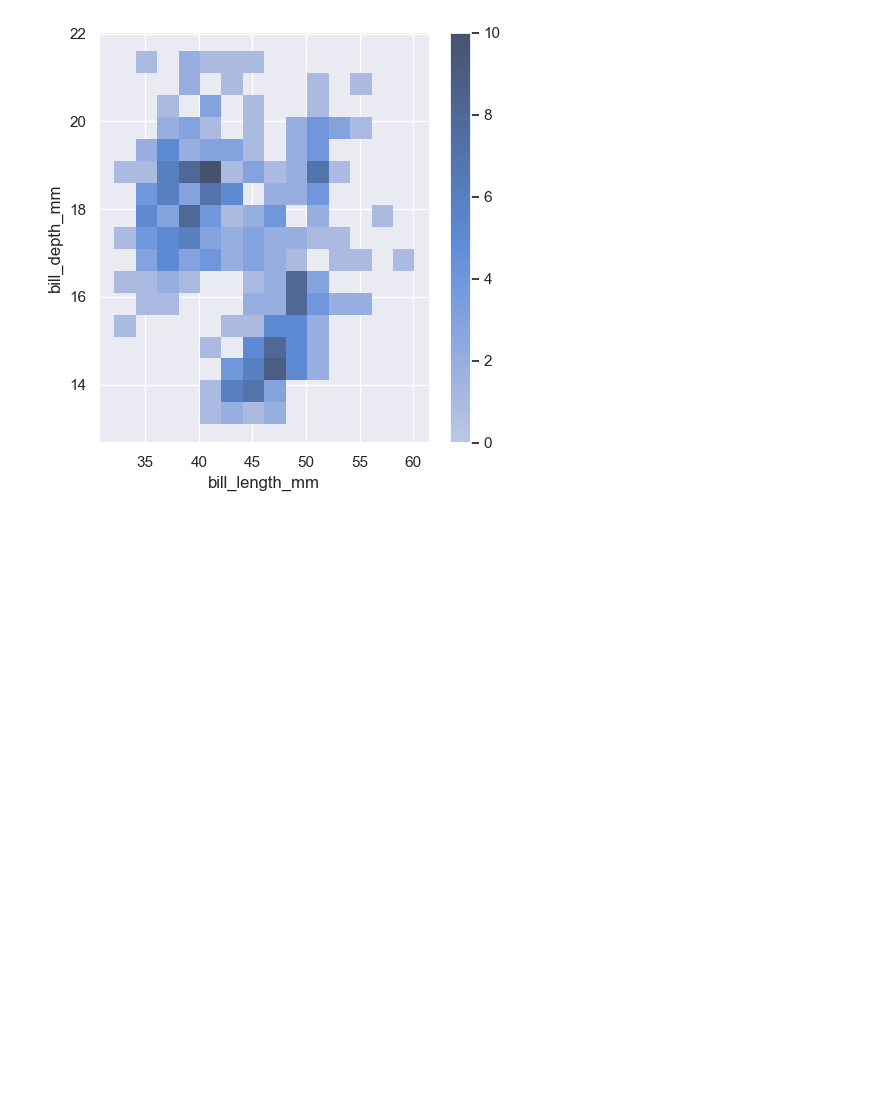
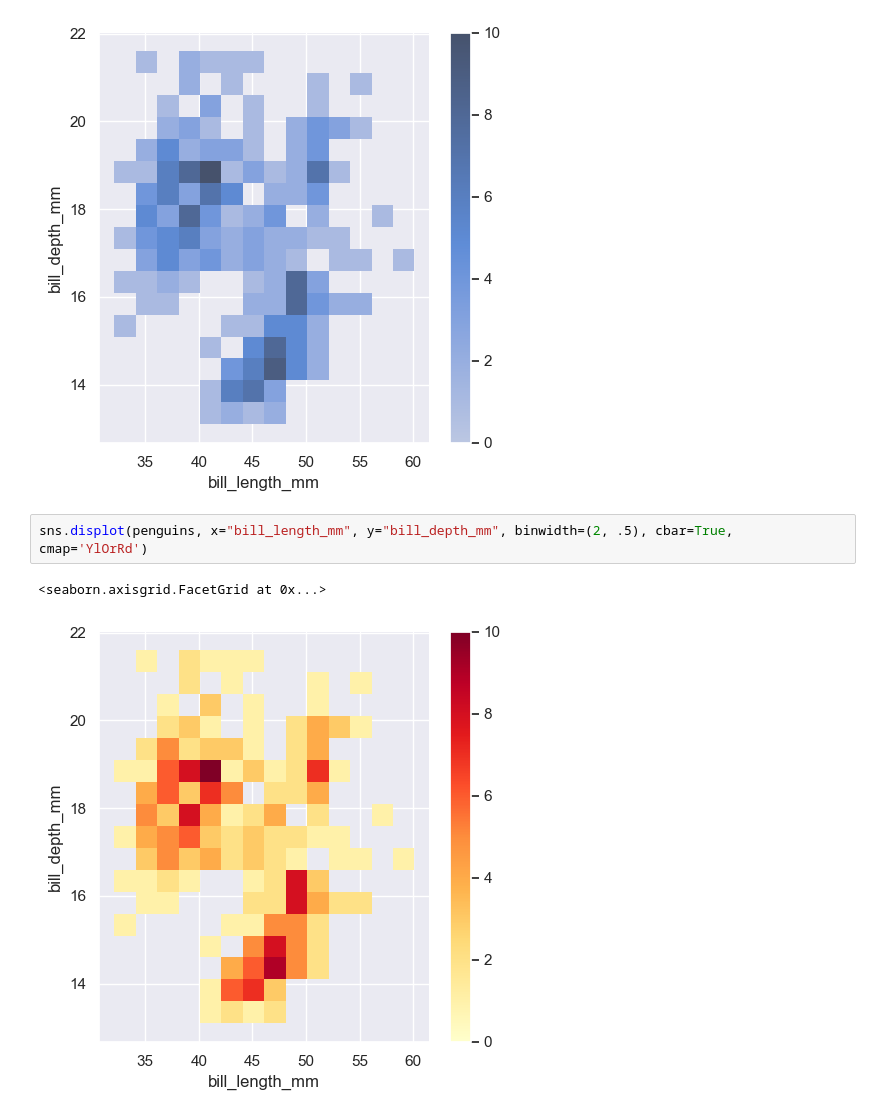
Before and after one commit to wu4fmp6/machine_learning, a Jupyter notebook: lesson_4.ipynb, the cells around one changed output. Drawn from its saved outputs; the diff is of its cells as text; blank space fills up the shorter version.

```diff
--- a/lesson_4.ipynb
+++ b/lesson_4.ipynb
@@ -219,3 +219,8 @@ sns.displot(penguins, x="bill_length_mm", y="bill_depth_mm", binwidth=(2, .5), c
 # %% [output]
 <seaborn.axisgrid.FacetGrid at 0x...>
 [figure]
+# %%
+sns.displot(penguins, x="bill_length_mm", y="bill_depth_mm", binwidth=(2, .5), cbar=True, cmap='YlOrRd')
+# %% [output]
+<seaborn.axisgrid.FacetGrid at 0x...>
+[figure, added]
```
